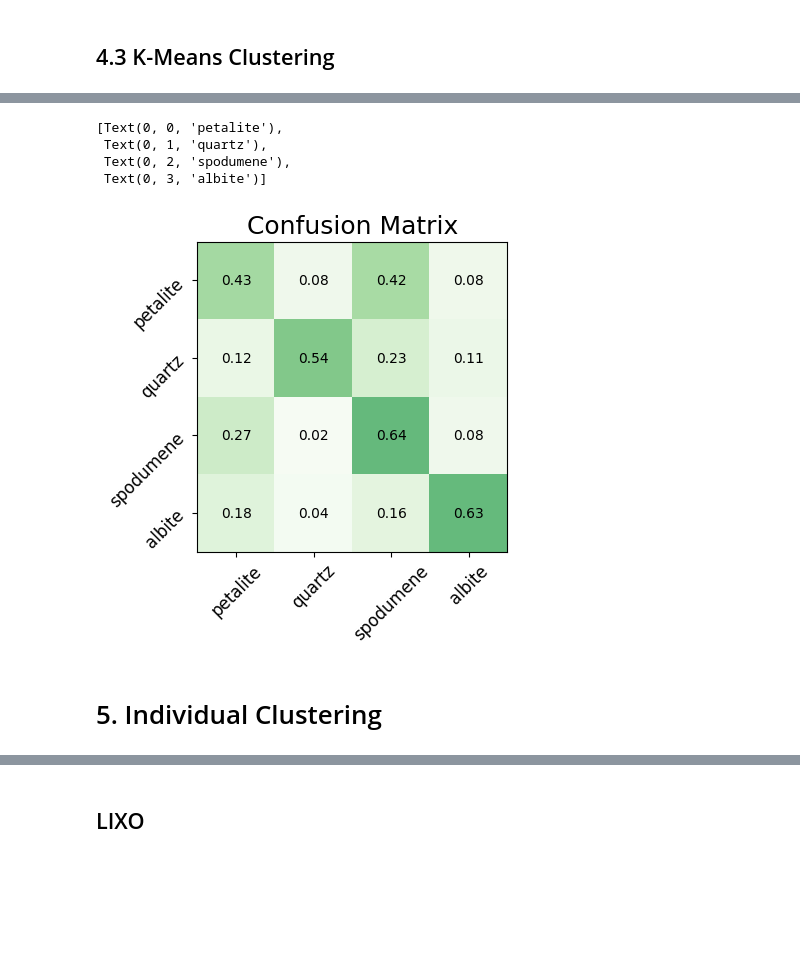
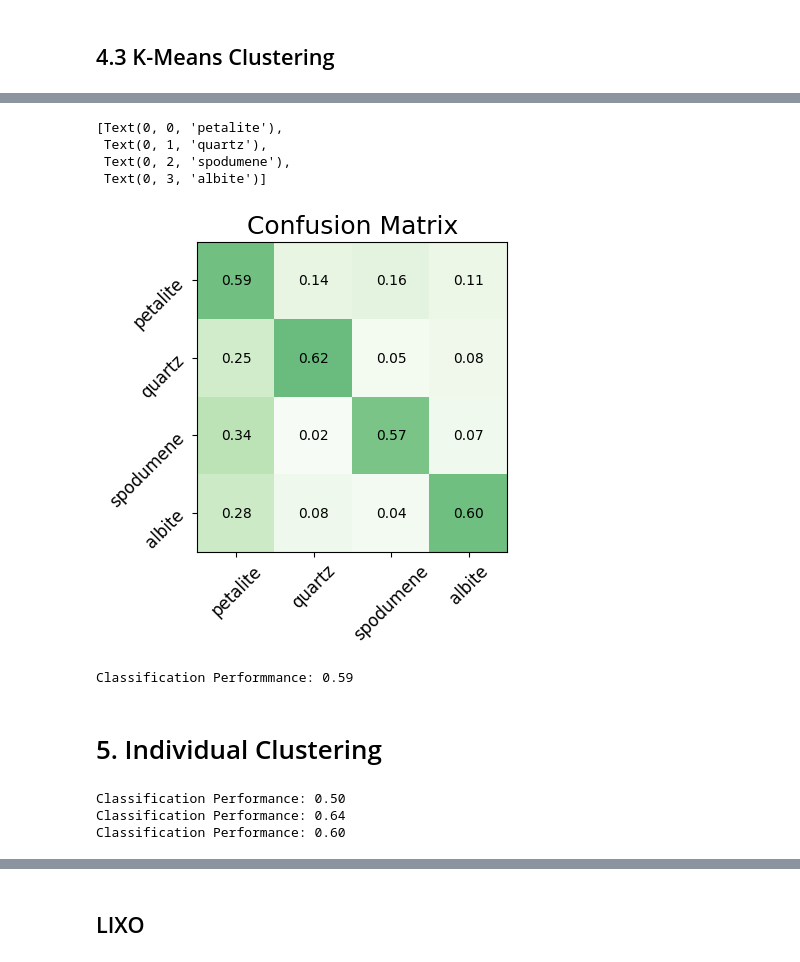
Before and after one commit to tomasjmlopes/Spectral_repo, a Jupyter notebook: Multiple Exposure/hdr_article_libsVraman_rock2scale.ipynb, the cells around one changed output, grey strips where cells are left out. Drawn from its saved outputs; the diff is of its cells as text; code cells hidden in the pictures; blank space fills up the shorter version.

```diff
--- a/Multiple Exposure/hdr_article_libsVraman_rock2scale.ipynb
+++ b/Multiple Exposure/hdr_article_libsVraman_rock2scale.ipynb
@@ -640,7 +714,8 @@ f_raman = features_raman
 # %% [markdown]
 ## 4.2 LIBS Features
 # %%
-wl = [460.28, 610.22, 670.76, 288.16, 251.59, 252.82, 568.77, 588.95, 819.40, 237.23, 308.17, 309.25]
+# wl = [460.28, 610.22, 670.76, 288.16, 251.59, 252.82, 568.77, 588.95, 819.40, 237.23, 308.17, 309.25]
+wl = [610.22, 288.16, 588.95, 308.17]
 features_libs = np.array([new_data1[find_index(wavelengths, wl[w])] for w in range(len(wl))])
 libs_f = features_libs
 # %%
@@ -680,14 +755,15 @@ model = sklearn.cluster.KMeans(n_clusters=n_clusters, init = np.array(clusters_i
 model.fit(f_raman_cut)
 predictions = model.predict(f_raman_cut)
 # %%
-wl = [460.28, 610.22, 670.76, 288.16, 251.59, 252.82, 568.77, 588.95, 819.40, 237.23, 308.17, 309.25]
+# wl = [460.28, 610.22, 670.76, 288.16, 251.59, 252.82, 568.77, 588.95, 819.40, 237.23, 308.17, 309.25]
+wl = [670.76, 288.16, 588.95, 308.17]
 ######Li       Si       Al     Na
 
 
-init=np.array([[1, 1, 1, 1, 1, 1, 1, 1, 1, 0, 0, 0],
-               [0, 0, 0, 1, 1, 1, 0, 0, 0, 0, 0, 0],
-               [1, 1, 1, 1, 1, 1, 1, 1, 1, 0, 0, 0],
-               [0, 0, 0, 1, 1, 1, 1, 1, 1, 1, 1, 1]])
+init=np.array([[1, 1, 1, 0],
+               [0, 1, 0, 0],
+               [1, 1, 1, 0],
+               [0, 1, 1, 1]])
 model1 = KMeans(n_clusters = 4, init = init)
 
 labels_libs = model1.fit_predict(f_libs_cut)
@@ -737,36 +813,40 @@ fig.tight_layout()
 # %%
 from sklearn import metrics
 
-libs_confusion = metrics.confusion_matrix(predictions, labels_libs)
+libs_confusion_hdr = metrics.confusion_matrix(predictions, labels_libs)
 # %%
-libs_confusion = np.array(libs_confusion, dtype = float)
-for i in range(libs_confusion.shape[0]):
-    libs_confusion[i] /= np.sum(libs_confusion[i])
+libs_confusion_hdr = np.array(libs_confusion_hdr, dtype = float)
+for i in range(libs_confusion_hdr.shape[0]):
+    libs_confusion_hdr[i] /= np.sum(libs_confusion_hdr[i])
 # %%
 %matplotlib inline
 mineral_list2=['petalite','quartz','spodumene','albite']
 fig, axs = subplots(1, 1, figsize = (4, 8))
 # ax.imshow(libs_confusion, cmap = 'Greens')
 
 ax = axs
 ax.set_title('Confusion Matrix', fontsize = 18)
-ax.imshow(libs_confusion, cmap = 'Greens', alpha = 0.8, vmin = 0, vmax = 1)
-for i in range(libs_confusion.shape[0]):
-    for j in range(libs_confusion.shape[1]):
-        ax.text(x = j, y = i, s = f'{libs_confusion[i, j]:.2f}', va = 'center', ha = 'center', size = 'medium')
+ax.imshow(libs_confusion_hdr, cmap = 'Greens', alpha = 0.8, vmin = 0, vmax = 1)
+for i in range(libs_confusion_hdr.shape[0]):
+    for j in range(libs_confusion_hdr.shape[1]):
+        ax.text(x = j, y = i, s = f'{libs_confusion_hdr[i, j]:.2f}', va = 'center', ha = 'center', size = 'medium')
 
 ax.set_xticks([0, 1, 2, 3])
 ax.set_yticks([0, 1, 2, 3])
 ax.set_xticklabels(mineral_list2, rotation = 45, fontsize = 12)
 ax.set_yticklabels(mineral_list2, fontsize = 12, rotation = 45)
 
 # savefig("Images/LIBSvRaman_confusion.jpg", dpi = 300)
 # %% [output]
 [Text(0, 0, 'petalite'),
  Text(0, 1, 'quartz'),
  Text(0, 2, 'spodumene'),
  Text(0, 3, 'albite')]
-[figure, old version]
+[figure, new version]
+# %%
+print(f'Classification Performmance: {sum(labels_libs == predictions)/len(predictions):.2f}')
+# %% [output]
+Classification Performmance: 0.59
 # %% [markdown]
 # 5. Individual Clustering
 # %%
@@ -775,7 +855,7 @@ cluster_e = []
 matrix_conf = []
 for energy in range(scaled_pro.shape[0]):
     nx, ny = 55, 55
-    wl = [460.28, 610.22, 670.76, 288.16, 251.59, 252.82, 568.77, 588.95, 819.40, 237.23, 308.17, 309.25]
+    wl = [670.76, 288.16, 588.95, 308.17]
     features_libs = np.array([scaled_pro[energy, find_index(wavelengths, wl[w]), :, :] for w in range(len(wl))])
 
     features_libs = features_libs.reshape(-1, features_libs.shape[1], features_libs.shape[2])
@@ -795,10 +875,10 @@ for energy in range(scaled_pro.shape[0]):
     f_libs_cut = f_libs_cut.reshape(nx*ny, -1)
 
 
-    init=np.array([[1, 1, 1, 1, 1, 1, 1, 1, 1, 0, 0, 0],
-                [0, 0, 0, 1, 1, 1, 0, 0, 0, 0, 0, 0],
-                [1, 1, 1, 1, 1, 1, 1, 1, 1, 0, 0, 0],
-                [0, 0, 0, 1, 1, 1, 1, 1, 1, 1, 1, 1]])
+    init = np.array([[1, 1, 1, 0],
+                [0, 1, 0, 0],
+               [1, 1, 1, 0],
+               [0, 1, 1, 1]])
     model1 = KMeans(n_clusters = 4, init = init)
 
     labels_libs1 = model1.fit_predict(f_libs_cut)
@@ -809,4 +889,9 @@ for energy in range(scaled_pro.shape[0]):
         libs_confusion[i] /= np.sum(libs_confusion[i])
 
     cluster_e.append(labels_libs1)
+    print(f'Classification Performance: {sum(labels_libs1 == labels_libs)/len(labels_libs):.2f}')
     matrix_conf.append(libs_confusion)
+# %% [output]
+Classification Performance: 0.50
+Classification Performance: 0.64
+Classification Performance: 0.60
```
Also changed, not shown: parts of 14 cells of this notebook, 5 other files.
